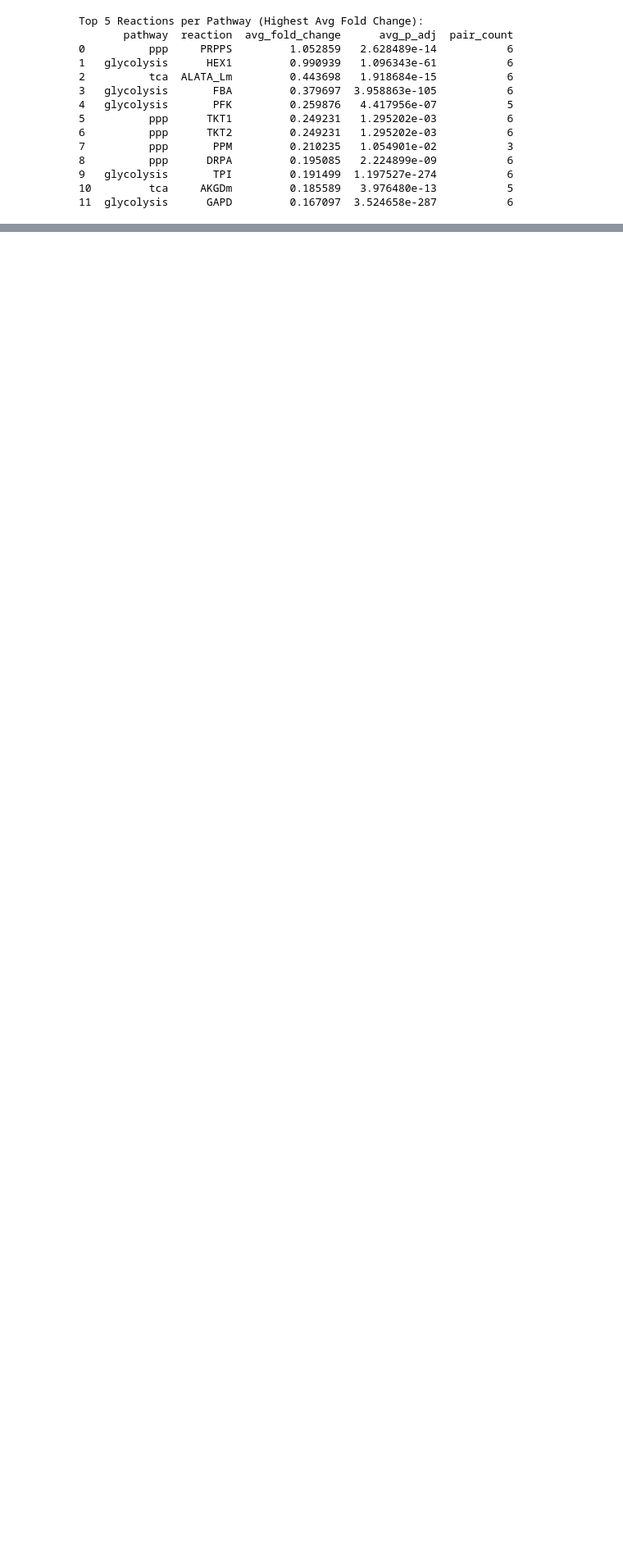
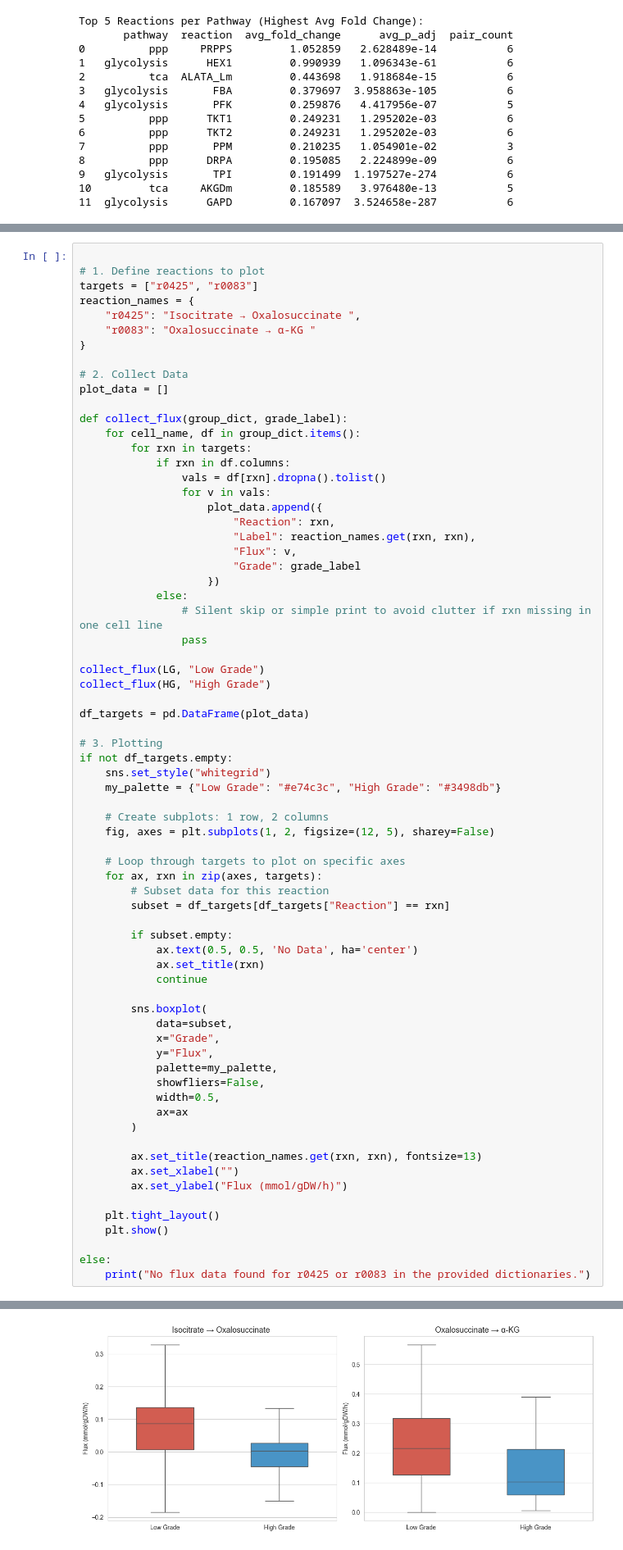
Before and after one commit to MishkaNastia/Ovarian-Cancer, a Jupyter notebook: flux_composition.ipynb, the cells around one changed output, grey strips where cells are left out. Shown at 82% size. Saved outputs shown, nothing was run; the diff lists cells and outputs as text; blank space fills up the shorter version.

Commit message:
added two reactions to TCA

```diff
--- a/flux_composition.ipynb
+++ b/flux_composition.ipynb
@@ -563,0 +510,71 @@ plt.show()
+# %%
+
+# 1. Define reactions to plot
+targets = ["r0425", "r0083"]
+reaction_names = {
+    "r0425": "Isocitrate → Oxalosuccinate ",
+    "r0083": "Oxalosuccinate → α-KG "
+}
+
+# 2. Collect Data
+plot_data = []
+
+def collect_flux(group_dict, grade_label):
+    for cell_name, df in group_dict.items():
+        for rxn in targets:
+            if rxn in df.columns:
+                vals = df[rxn].dropna().tolist()
+                for v in vals:
+                    plot_data.append({
+                        "Reaction": rxn,
+                        "Label": reaction_names.get(rxn, rxn),
+                        "Flux": v,
+                        "Grade": grade_label
+                    })
+            else:
+                # Silent skip or simple print to avoid clutter if rxn missing in one cell line
+                pass
+
+collect_flux(LG, "Low Grade")
+collect_flux(HG, "High Grade")
+
+df_targets = pd.DataFrame(plot_data)
+
+# 3. Plotting
+if not df_targets.empty:
+    sns.set_style("whitegrid")
+    my_palette = {"Low Grade": "#e74c3c", "High Grade": "#3498db"}
+
+    # Create subplots: 1 row, 2 columns
+    fig, axes = plt.subplots(1, 2, figsize=(12, 5), sharey=False)
+
+    # Loop through targets to plot on specific axes
+    for ax, rxn in zip(axes, targets):
+        # Subset data for this reaction
+        subset = df_targets[df_targets["Reaction"] == rxn]
+
+        if subset.empty:
+            ax.text(0.5, 0.5, 'No Data', ha='center')
+            ax.set_title(rxn)
+            continue
+
+        sns.boxplot(
+            data=subset,
+            x="Grade",
+            y="Flux",
+            palette=my_palette,
+            showfliers=False,
+            width=0.5,
+            ax=ax
+        )
+
+        ax.set_title(reaction_names.get(rxn, rxn), fontsize=13)
+        ax.set_xlabel("")
+        ax.set_ylabel("Flux (mmol/gDW/h)")
+
+    plt.tight_layout()
+    plt.show()
+
+else:
+    print("No flux data found for r0425 or r0083 in the provided dictionaries.")
+# %% [output]
@@ -563,0 +588 @@ plt.show()
+[figure, added]
```
Also changed, not shown: parts of 5 cells of this notebook.
